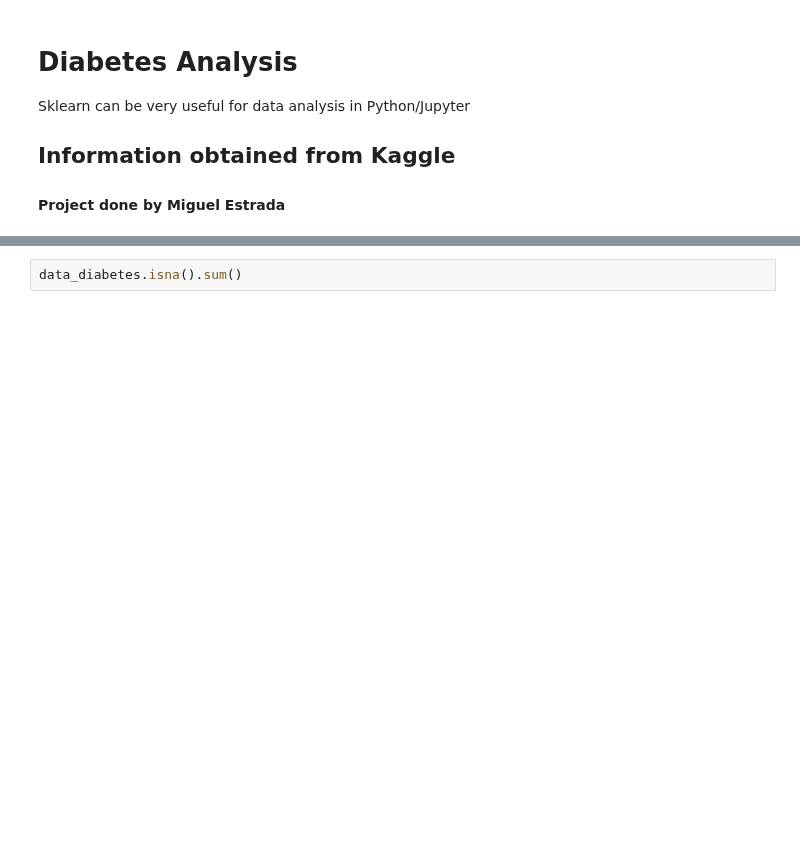
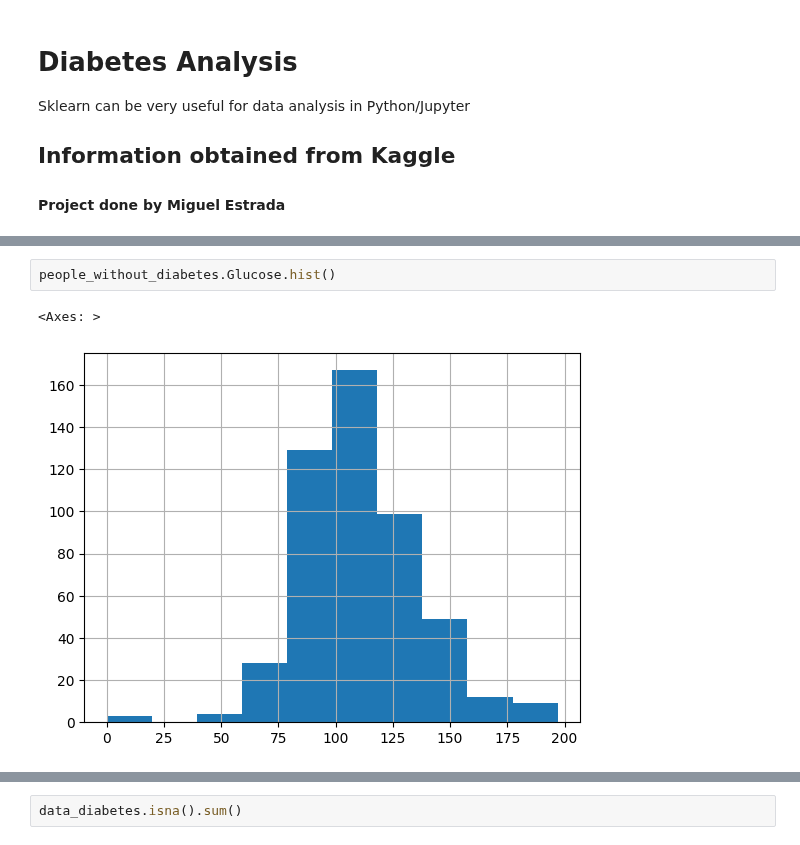
Before and after one commit to miguelestradam3/logistic_regression_with_smote, a Jupyter notebook: LoanDefaultPrediction.ipynb, the cells around one changed output, grey strips where cells are left out. Saved outputs shown, nothing was run; the diff lists cells and outputs as text; blank space fills up the shorter version.

```diff
--- a/LoanDefaultPrediction.ipynb
+++ b/LoanDefaultPrediction.ipynb
@@ -23,0 +33,5 @@ data_diabetes.head(2)
+# %%
+people_without_diabetes.Glucose.hist()
+# %% [output]
+<Axes: >
+[figure, added]
```
Also changed, not shown: parts of 15 cells of this notebook.
